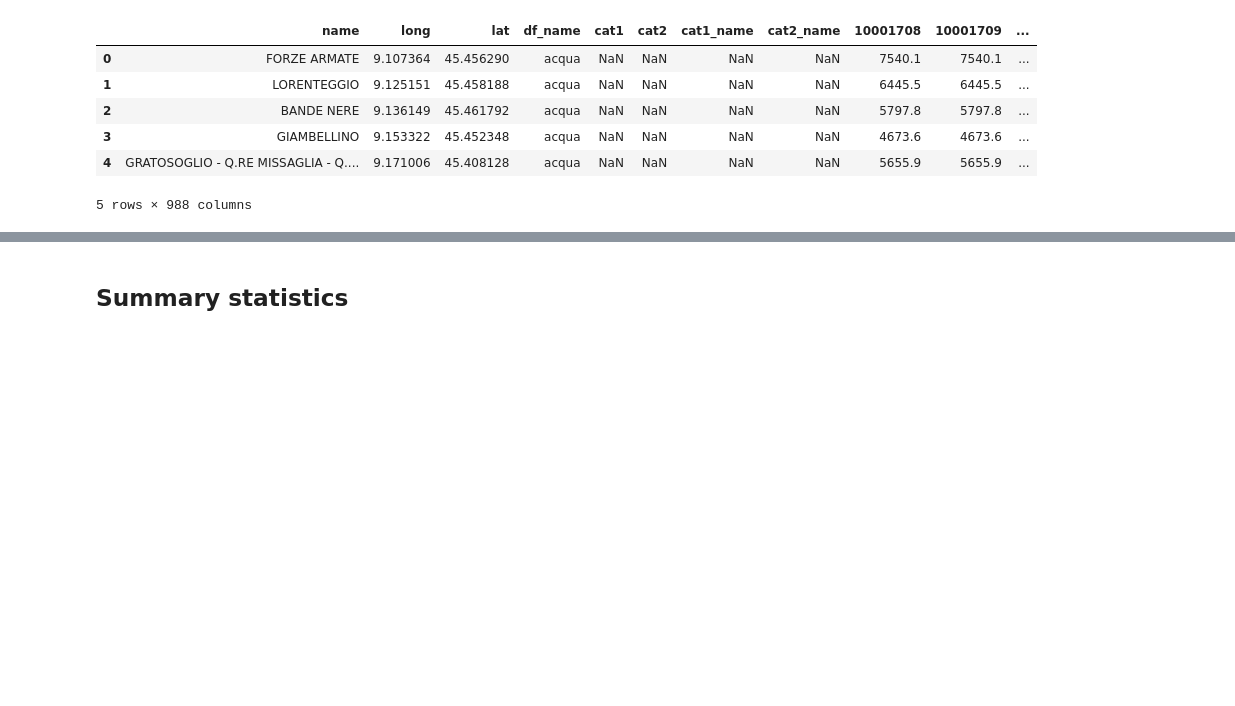
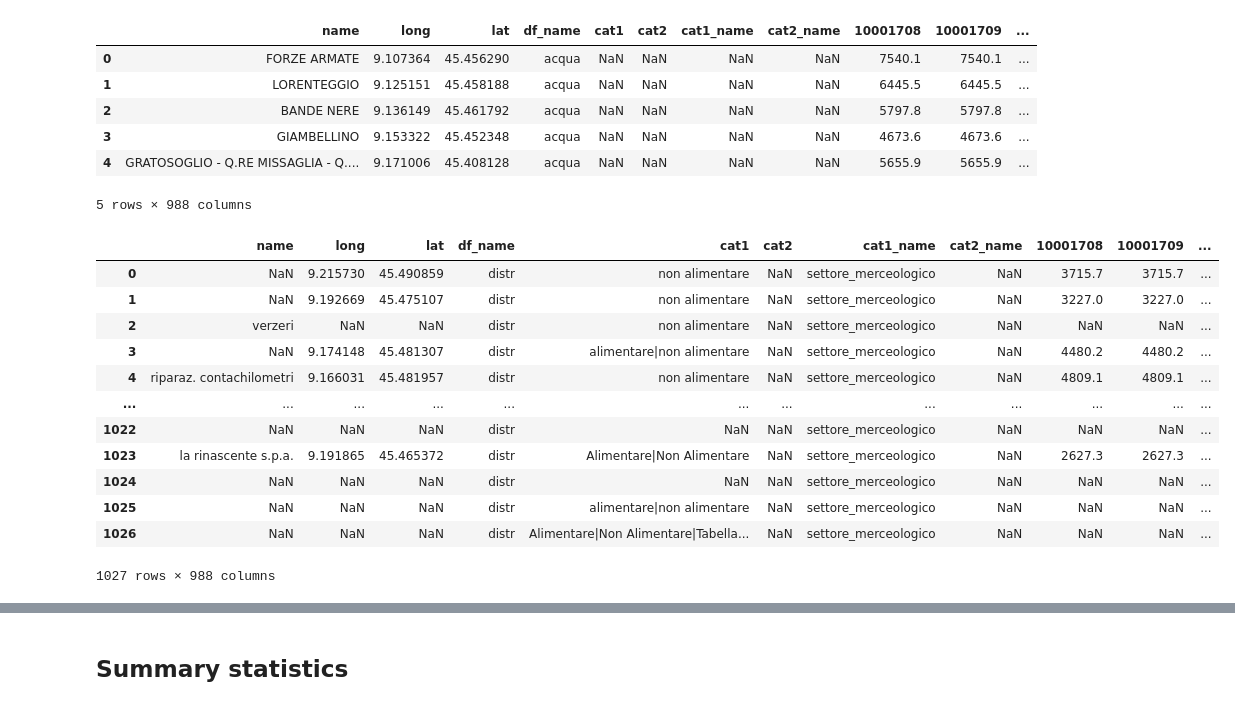
Before and after one commit to giuliofrey/bsc_thesis, a Jupyter notebook: code/analysis.ipynb, the cells around one changed output, grey strips where cells are left out. Drawn from its saved outputs; the diff is of its cells as text; code cells hidden in the pictures; blank space fills up the shorter version.

```diff
--- a/code/analysis.ipynb
+++ b/code/analysis.ipynb
@@ -16,3 +16,21 @@ calc_df.head()
 | 3 | GIAMBELLINO | 9.153322 | 45.452348 | acqua | NaN | NaN | NaN | NaN | 4673.6 | 4673.6 | ... |
 | 4 | GRATOSOGLIO - Q.RE MISSAGLIA - Q.... | 9.171006 | 45.408128 | acqua | NaN | NaN | NaN | NaN | 5655.9 | 5655.9 | ... |
 5 rows × 988 columns
+# %%
+distr_df=pd.read_csv('../outputs/fixed_dataset.csv', low_memory=False)
+distr_df=distr_df.drop(['Unnamed: 0',], axis=1)
+distr_df
+# %% [output]
+|  | name | long | lat | df_name | cat1 | cat2 | cat1_name | cat2_name | 10001708 | 10001709 | ... |
+| 0 | NaN | 9.215730 | 45.490859 | distr | non alimentare | NaN | settore_merceologico | NaN | 3715.7 | 3715.7 | ... |
+| 1 | NaN | 9.192669 | 45.475107 | distr | non alimentare | NaN | settore_merceologico | NaN | 3227.0 | 3227.0 | ... |
+| 2 | verzeri | NaN | NaN | distr | non alimentare | NaN | settore_merceologico | NaN | NaN | NaN | ... |
+| 3 | NaN | 9.174148 | 45.481307 | distr | alimentare|non alimentare | NaN | settore_merceologico | NaN | 4480.2 | 4480.2 | ... |
+| 4 | riparaz. contachilometri | 9.166031 | 45.481957 | distr | non alimentare | NaN | settore_merceologico | NaN | 4809.1 | 4809.1 | ... |
+| ... | ... | ... | ... | ... | ... | ... | ... | ... | ... | ... | ... |
+| 1022 | NaN | NaN | NaN | distr | NaN | NaN | settore_merceologico | NaN | NaN | NaN | ... |
+| 1023 | la rinascente s.p.a. | 9.191865 | 45.465372 | distr | Alimentare|Non Alimentare | NaN | settore_merceologico | NaN | 2627.3 | 2627.3 | ... |
+| 1024 | NaN | NaN | NaN | distr | NaN | NaN | settore_merceologico | NaN | NaN | NaN | ... |
+| 1025 | NaN | NaN | NaN | distr | alimentare|non alimentare | NaN | settore_merceologico | NaN | NaN | NaN | ... |
+| 1026 | NaN | NaN | NaN | distr | Alimentare|Non Alimentare|Tabella... | NaN | settore_merceologico | NaN | NaN | NaN | ... |
+1027 rows × 988 columns
```
Also changed, not shown: parts of 5 cells of this notebook.
